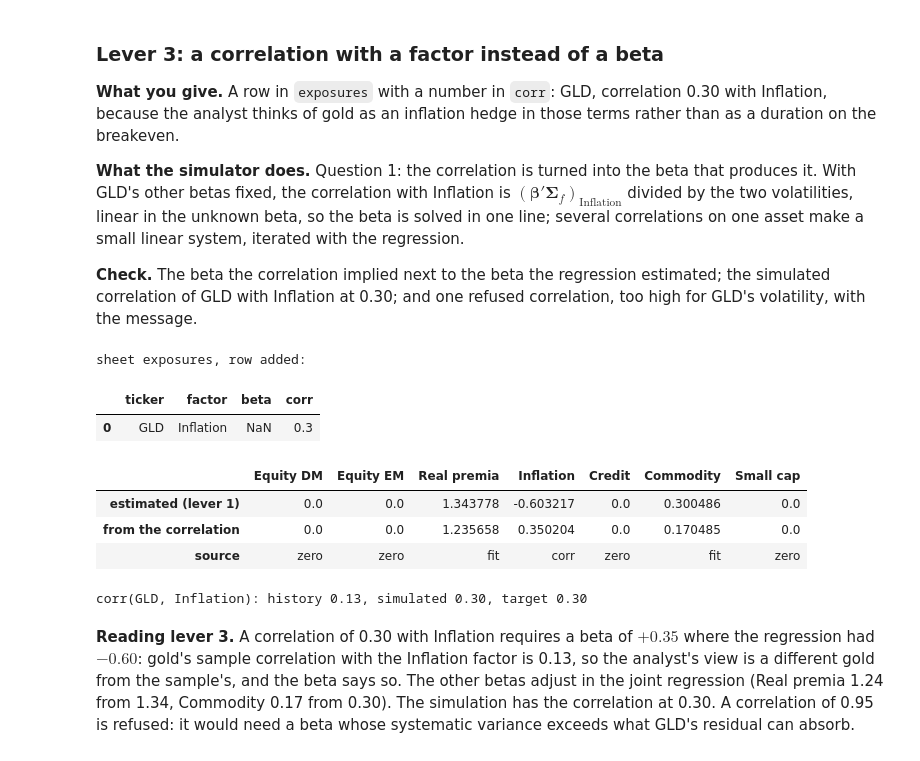
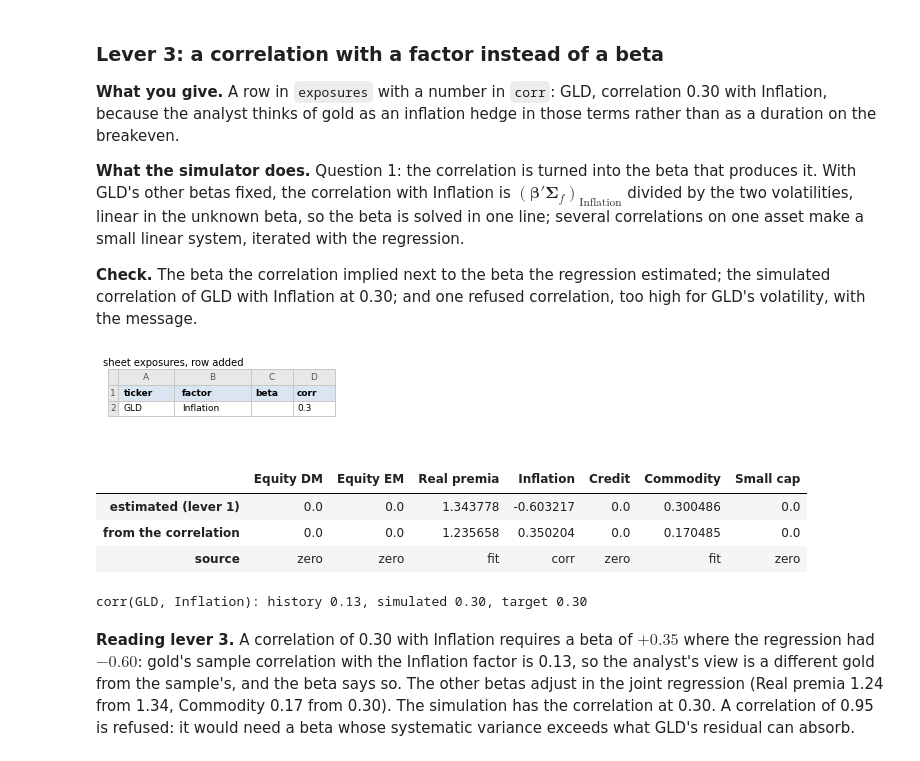
Before and after one commit to mamadouyamar/CVineMarketGen, a Jupyter notebook: examples/03_many_assets_factors.ipynb, the cells around one changed output. Drawn from its saved outputs; the diff is of its cells as text; code cells hidden in the pictures.

```diff
--- a/examples/03_many_assets_factors.ipynb
+++ b/examples/03_many_assets_factors.ipynb
@@ -541,24 +534,22 @@ give it in the `assets` sheet (lever 9).
 **Check.** The beta the correlation implied next to the beta the regression estimated; the simulated correlation of GLD with Inflation at 0.30; and one refused correlation, too high for GLD's volatility, with the message.
 # %%
 rows = pd.DataFrame({"ticker": ["GLD"], "factor": ["Inflation"], "beta": [np.nan], "corr": [0.30]})
-print("sheet exposures, row added:"); display(rows)
+show_sheet(rows, "sheet exposures, row added")
 spec3 = spec2.add("exposures", rows); sim3 = sim.with_spec(spec3)
 display(pd.DataFrame({"estimated (lever 1)": sim1.model.beta.loc["GLD"], "from the correlation": sim3.model.beta.loc["GLD"], "source": sim3.model.beta_source.loc["GLD"]}).T)
 X3 = sim3.simulate(25000, seed=1)
 print(f"corr(GLD, Inflation): history {R['GLD'].corr(F['Inflation']):.2f}, simulated {X3['GLD'].corr(sim3.last_factors['Inflation']):.2f}, target 0.30")
 try:
     sim.with_spec(spec2.add("exposures", pd.DataFrame({"ticker": ["GLD"], "factor": ["Inflation"], "beta": [np.nan], "corr": [0.95]})))
 except ValueError as err:
     print("refused:", err)
 # %% [output]
+[figure, added]
+|  | Equity DM | Equity EM | Real premia | Inflation | Credit | Commodity | Small cap |
+| estimated (lever 1) | 0.0 | 0.0 | 1.343778 | -0.603217 | 0.0 | 0.300486 | 0.0 |
+| from the correlation | 0.0 | 0.0 | 1.235658 | 0.350204 | 0.0 | 0.170485 | 0.0 |
+| source | zero | zero | fit | corr | zero | fit | zero |
-sheet exposures, row added:
+corr(GLD, Inflation): history 0.13, simulated 0.30, target 0.30
-|  | ticker | factor | beta | corr |
-| 0 | GLD | Inflation | NaN | 0.3 |
-|  | Equity DM | Equity EM | Real premia | Inflation | Credit | Commodity | Small cap |
-| estimated (lever 1) | 0.0 | 0.0 | 1.343778 | -0.603217 | 0.0 | 0.300486 | 0.0 |
-| from the correlation | 0.0 | 0.0 | 1.235658 | 0.350204 | 0.0 | 0.170485 | 0.0 |
-| source | zero | zero | fit | corr | zero | fit | zero |
-corr(GLD, Inflation): history 0.13, simulated 0.30, target 0.30
 # %% [markdown]
 **Reading lever 3.** A correlation of 0.30 with Inflation requires a beta of
 $+0.35$ where the regression had $-0.60$: gold's sample correlation with the
```
Also changed, not shown: parts of 19 cells of this notebook, 1 other file.
